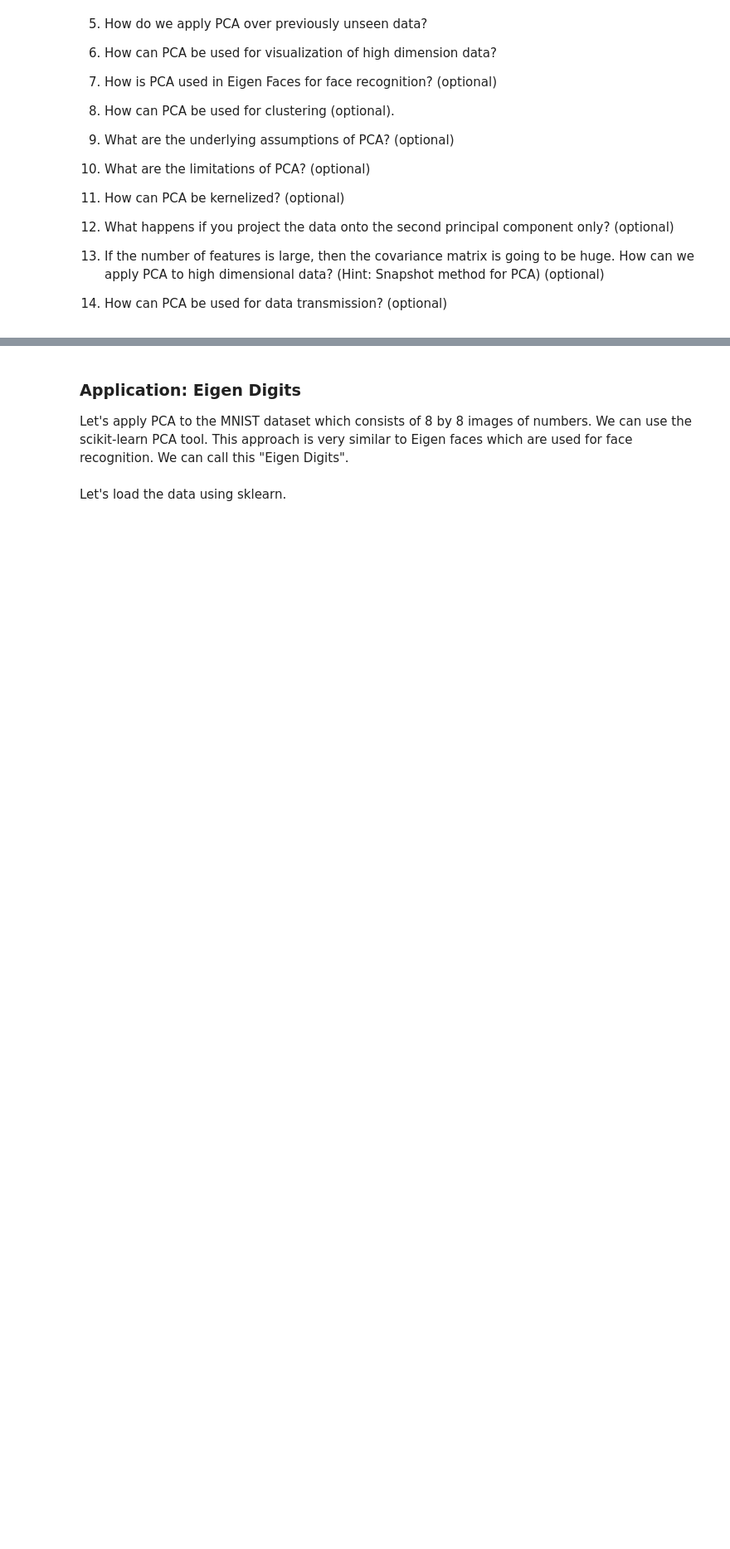
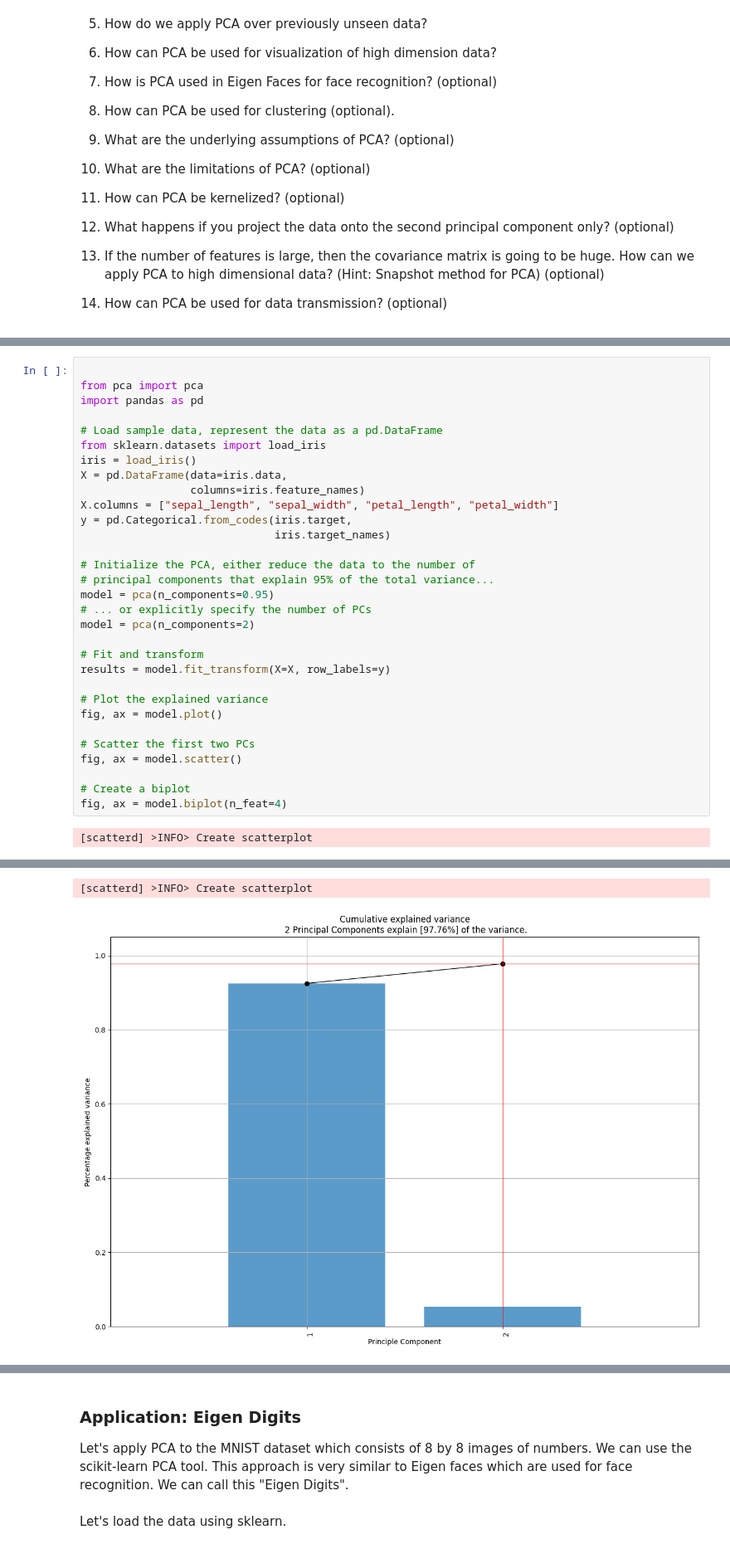
Before and after one commit to foxtrotmike/PCA-Tutorial, a Jupyter notebook: pca-lagrange.ipynb, the cells around one changed output, grey strips where cells are left out. Shown at 83% size. Drawn from its saved outputs; the diff is of its cells as text; blank space fills up the shorter version.

```diff
--- a/pca-lagrange.ipynb
+++ b/pca-lagrange.ipynb
@@ -402,0 +477,33 @@ Note that the covariance matrix $\mathbf C=\frac{1}{N}\sum_{i=1}^{N}[(\mathbf x_
+# %%
+
+from pca import pca
+import pandas as pd
+
+# Load sample data, represent the data as a pd.DataFrame
+from sklearn.datasets import load_iris
+iris = load_iris()
+X = pd.DataFrame(data=iris.data,
+                 columns=iris.feature_names)
+X.columns = ["sepal_length", "sepal_width", "petal_length", "petal_width"]
+y = pd.Categorical.from_codes(iris.target,
+                              iris.target_names)
+
+# Initialize the PCA, either reduce the data to the number of
+# principal components that explain 95% of the total variance...
+model = pca(n_components=0.95)
+# ... or explicitly specify the number of PCs
+model = pca(n_components=2)
+
+# Fit and transform
+results = model.fit_transform(X=X, row_labels=y)
+
+# Plot the explained variance
+fig, ax = model.plot()
+
+# Scatter the first two PCs
+fig, ax = model.scatter()
+
+# Create a biplot
+fig, ax = model.biplot(n_feat=4)
+# %% [output]
+[scatterd] >INFO> Create scatterplot
@@ -402,0 +519,2 @@ Note that the covariance matrix $\mathbf C=\frac{1}{N}\sum_{i=1}^{N}[(\mathbf x_
+[scatterd] >INFO> Create scatterplot
+[figure, added]
```
Also changed, not shown: parts of 30 cells of this notebook.
